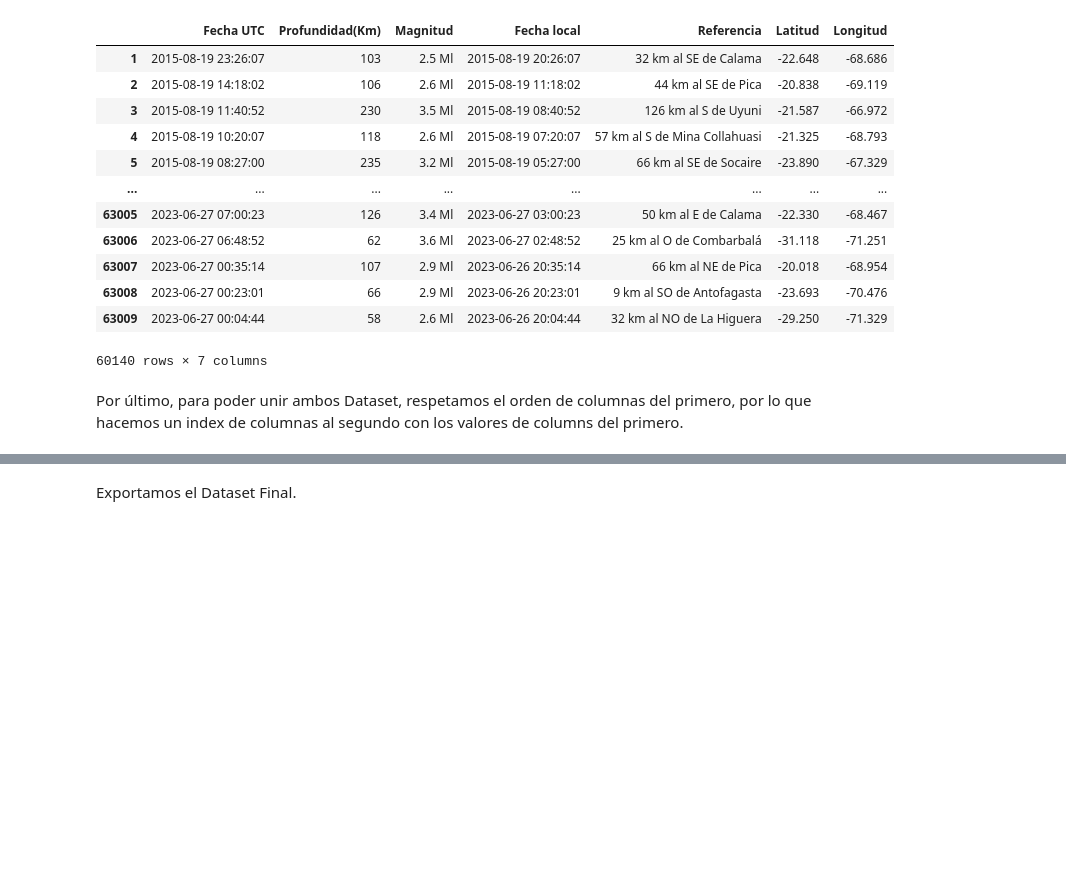
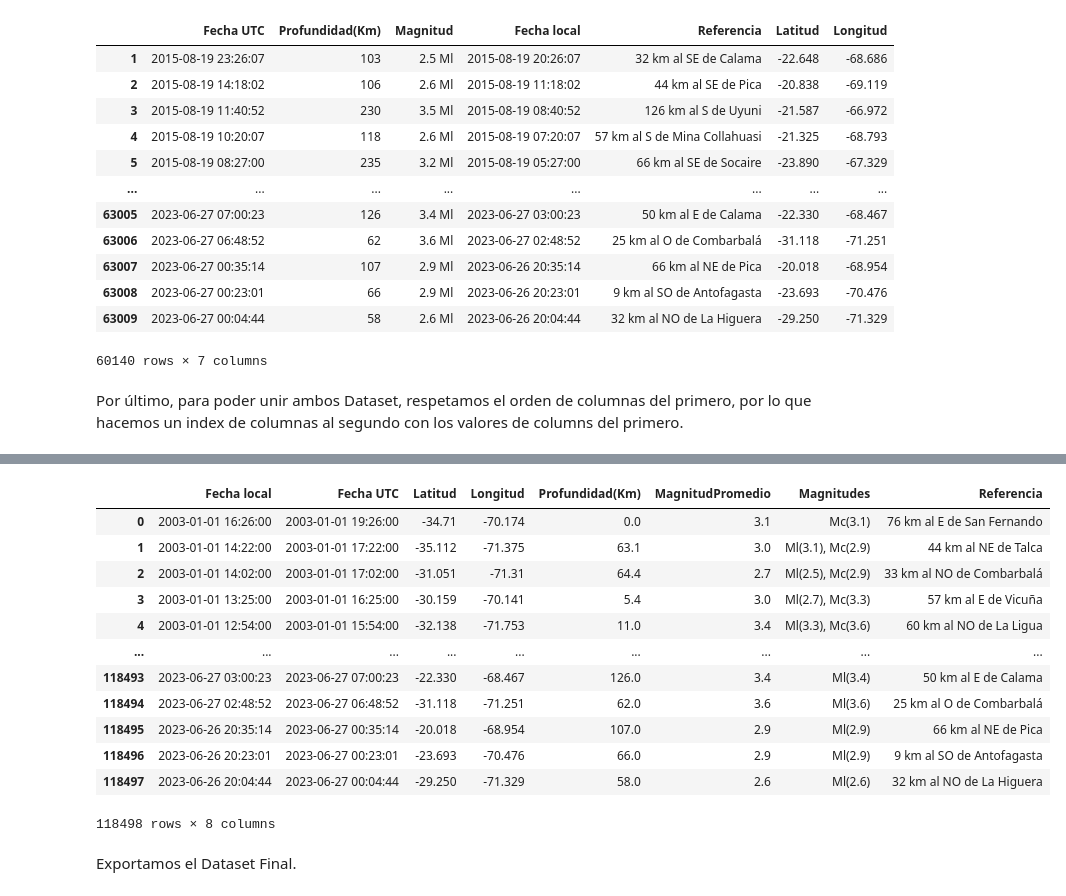
Before and after one commit to Macagonzalezamico/ProyectoSismo, a Jupyter notebook: code/eda/EDA Chile.ipynb, the cells around one changed output, grey strips where cells are left out. Cells and saved outputs as stored; diff of their text form; code cells hidden in the pictures; blank space fills up the shorter version.

```diff
--- a/code/eda/EDA Chile.ipynb
+++ b/code/eda/EDA Chile.ipynb
@@ -178,3 +238,55 @@ plt.show()
+# %%
+SismosChile["MagnitudPromedio"] = 0
+lista = ("Ml", "Mc", "Mb", "Ms", "Mw")
+
+for i in range(len(SismosChile)):
+    sumatoria = 0
+    cantidad = 0
+    for elemento in lista:
+        if not np.isnan(SismosChile.loc[i,elemento]):
+            sumatoria += (SismosChile.loc[i,elemento])
+            cantidad += 1
+        else:
+            continue
+    try:
+        SismosChile.loc[i, "MagnitudPromedio"] = round((sumatoria/cantidad), 1)
+    except ZeroDivisionError:
+        SismosChile.loc[i, "MagnitudPromedio"] = np.nan
+# %%
+SismosChile["Magnitudes"] = None
+
+for i in range(len(SismosChile)):
+    magnitudes = []
+    for elemento in lista:
+        if not np.isnan(SismosChile.loc[i,elemento]):
+            magnitudes.append(elemento + "(" + str(SismosChile.loc[i,elemento])+")")
+        else:
+            continue
+    SismosChile.loc[i, "Magnitudes"] = ', '.join(magnitudes)
+# %%
+columnas = ["Magnitud", "Ml", "Mc", "Mb", "Ms", "Mw"]
+
+SismosChile = SismosChile.drop(columnas, axis=1)
+# %%
+columnas = ["Fecha local", "Fecha UTC", "Latitud", "Longitud", "Profundidad(Km)", "MagnitudPromedio", "Magnitudes", "Referencia"]
+
+SismosChile = SismosChile.reindex(columns=columnas)
+# %%
+SismosChile
+# %% [output]
+|  | Fecha local | Fecha UTC | Latitud | Longitud | Profundidad(Km) | MagnitudPromedio | Magnitudes | Referencia |
+| 0 | 2003-01-01 16:26:00 | 2003-01-01 19:26:00 | -34.71 | -70.174 | 0.0 | 3.1 | Mc(3.1) | 76 km al E de San Fernando |
+| 1 | 2003-01-01 14:22:00 | 2003-01-01 17:22:00 | -35.112 | -71.375 | 63.1 | 3.0 | Ml(3.1), Mc(2.9) | 44 km al NE de Talca |
+| 2 | 2003-01-01 14:02:00 | 2003-01-01 17:02:00 | -31.051 | -71.31 | 64.4 | 2.7 | Ml(2.5), Mc(2.9) | 33 km al NO de Combarbalá |
+| 3 | 2003-01-01 13:25:00 | 2003-01-01 16:25:00 | -30.159 | -70.141 | 5.4 | 3.0 | Ml(2.7), Mc(3.3) | 57 km al E de Vicuña |
+| 4 | 2003-01-01 12:54:00 | 2003-01-01 15:54:00 | -32.138 | -71.753 | 11.0 | 3.4 | Ml(3.3), Mc(3.6) | 60 km al NO de La Ligua |
+| ... | ... | ... | ... | ... | ... | ... | ... | ... |
+| 118493 | 2023-06-27 03:00:23 | 2023-06-27 07:00:23 | -22.330 | -68.467 | 126.0 | 3.4 | Ml(3.4) | 50 km al E de Calama |
+| 118494 | 2023-06-27 02:48:52 | 2023-06-27 06:48:52 | -31.118 | -71.251 | 62.0 | 3.6 | Ml(3.6) | 25 km al O de Combarbalá |
+| 118495 | 2023-06-26 20:35:14 | 2023-06-27 00:35:14 | -20.018 | -68.954 | 107.0 | 2.9 | Ml(2.9) | 66 km al NE de Pica |
+| 118496 | 2023-06-26 20:23:01 | 2023-06-27 00:23:01 | -23.693 | -70.476 | 66.0 | 2.9 | Ml(2.9) | 9 km al SO de Antofagasta |
+| 118497 | 2023-06-26 20:04:44 | 2023-06-27 00:04:44 | -29.250 | -71.329 | 58.0 | 2.6 | Ml(2.6) | 32 km al NO de La Higuera |
+118498 rows × 8 columns
 # %% [markdown]
 Exportamos el Dataset Final.
 # %%
```
Also changed, not shown: parts of 9 cells of this notebook, 1 other file.
